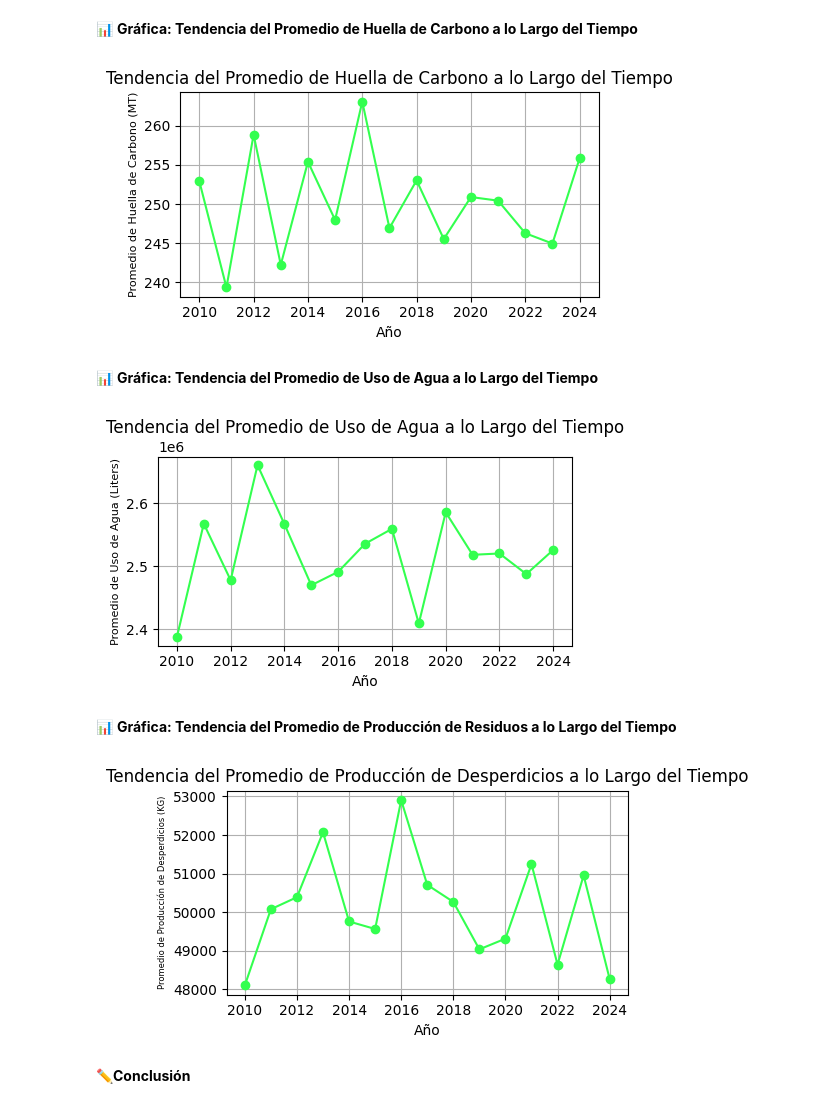
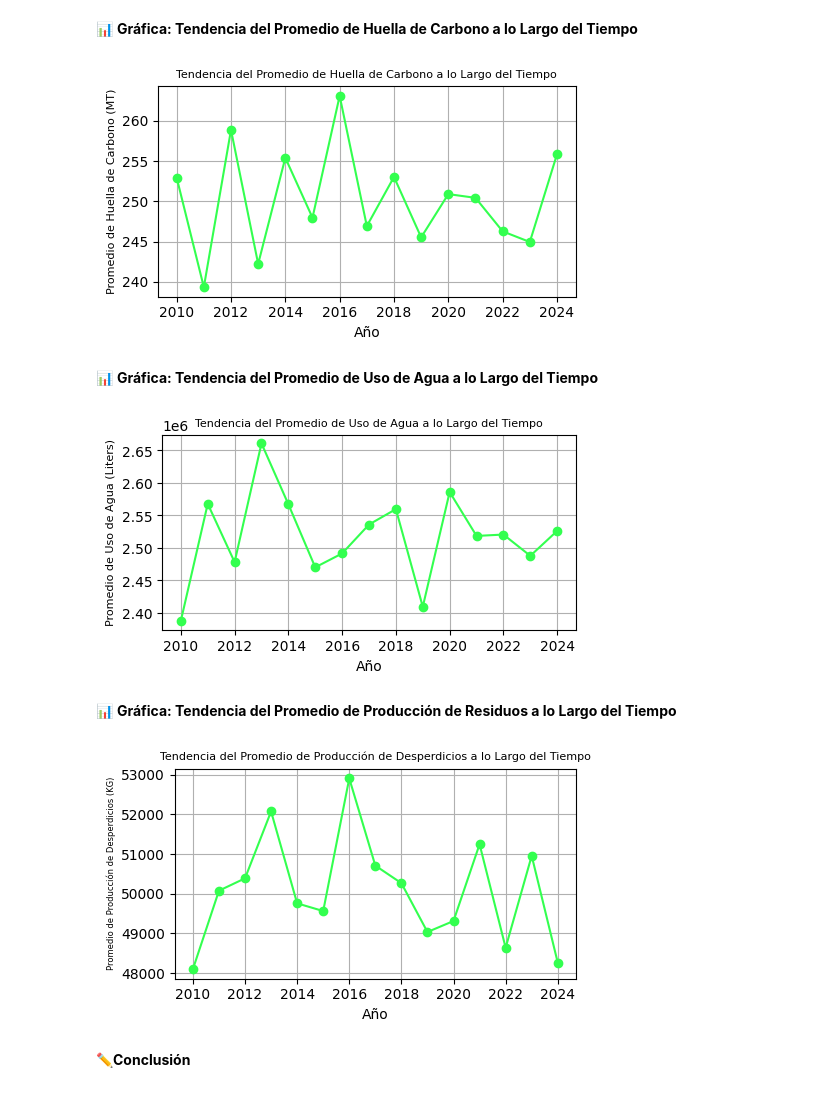
Before and after one commit to yoai13/EDA_SOSTENIBILIDAD_INDUSTRIA_TEXTIL, a Jupyter notebook: notebook/memoria_ industria_textill_sostenible.ipynb, the cells around one changed output. Drawn from its saved outputs; the diff is of its cells as text; code cells hidden in the pictures.

```diff
--- a/notebook/memoria_ industria_textill_sostenible.ipynb
+++ b/notebook/memoria_ industria_textill_sostenible.ipynb
@@ -235,14 +235,14 @@ average_impact_by_year = df1.groupby('Year')[['Carbon_Footprint_MT', 'Water_Usag
 # %%
 plt.figure(figsize=(5, 3))
 plt.plot(average_impact_by_year['Year'], average_impact_by_year['Carbon_Footprint_MT'], marker='o', linestyle='-', color="#33ff4f")
 plt.xlabel('Año')
 plt.ylabel('Promedio de Huella de Carbono (MT)', fontsize=8)
-plt.title('Tendencia del Promedio de Huella de Carbono a lo Largo del Tiempo')
+plt.title('Tendencia del Promedio de Huella de Carbono a lo Largo del Tiempo', fontsize=8)
 plt.grid(True)
 plt.tight_layout()
 plt.savefig("../images/tendencia_carbon_por_año.jpg")
 # %% [output]
-[figure, old version]
+[figure, new version]
 # %% [markdown]
 📊 **Gráfica: Tendencia del Promedio de Uso de Agua a lo Largo del Tiempo**
 # %%
@@ -250,12 +250,12 @@ plt.figure(figsize=(5, 3))
 plt.plot(average_impact_by_year['Year'], average_impact_by_year['Water_Usage_Liters'], marker='o', linestyle='-', color="#33ff4f")
 plt.xlabel('Año')
 plt.ylabel('Promedio de Uso de Agua (Liters)', fontsize=8)
-plt.title('Tendencia del Promedio de Uso de Agua a lo Largo del Tiempo')
+plt.title('Tendencia del Promedio de Uso de Agua a lo Largo del Tiempo', fontsize=8)
 plt.grid(True)
 plt.tight_layout()
 plt.savefig("../images/tendencia_agua_por_año.jpg")
 # %% [output]
-[figure, old version]
+[figure, new version]
 # %% [markdown]
 📊 **Gráfica: Tendencia del Promedio de Producción de Residuos a lo Largo del Tiempo**
 # %%
@@ -263,12 +263,12 @@ plt.figure(figsize=(5, 3))
 plt.plot(average_impact_by_year['Year'], average_impact_by_year['Waste_Production_KG'], marker='o', linestyle='-', color="#33ff4f")
 plt.xlabel('Año')
 plt.ylabel('Promedio de Producción de Desperdicios (KG)', fontsize=6)
-plt.title('Tendencia del Promedio de Producción de Desperdicios a lo Largo del Tiempo')
+plt.title('Tendencia del Promedio de Producción de Desperdicios a lo Largo del Tiempo', fontsize=8)
 plt.grid(True)
 plt.tight_layout()
 plt.savefig("../images/tendencia_desperdicios_por_año.jpg")
 # %% [output]
-[figure, old version]
+[figure, new version]
 # %% [markdown]
 ✏️**Conclusión**
 # %% [markdown]
```
Also changed, not shown: parts of 2 cells of this notebook.
